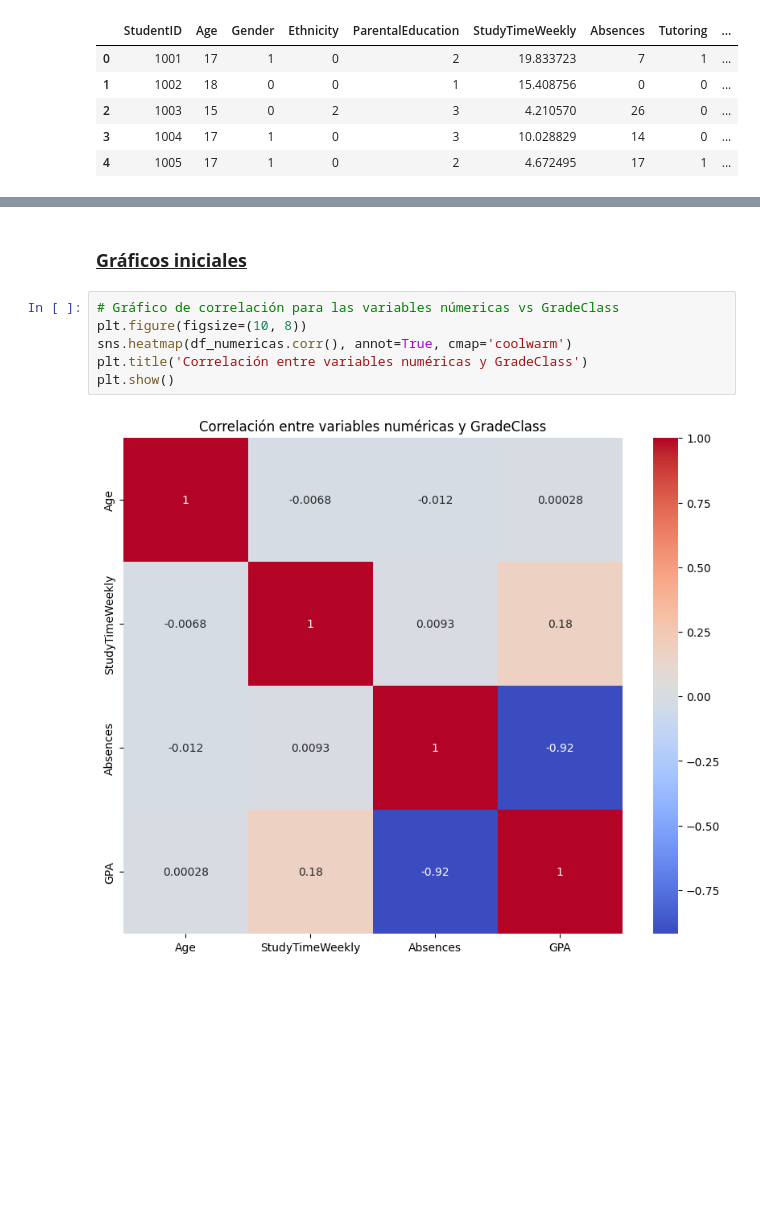
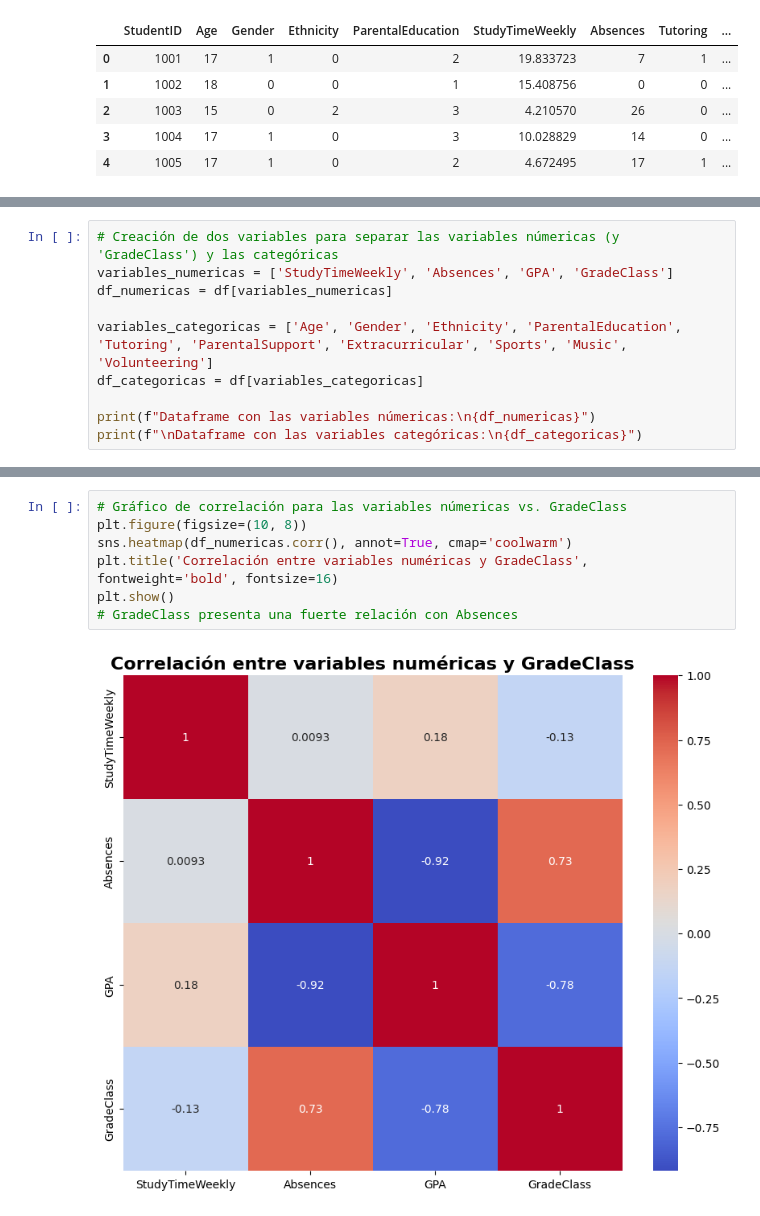
Before and after one commit to MoltenDevLabs/project-4-data-analysis-end-to-end-es, a Jupyter notebook: exploracion_inicial.ipynb, the cells around one changed output, grey strips where cells are left out. Drawn from its saved outputs; the diff is of its cells as text; blank space fills up the shorter version.

```diff
--- a/exploracion_inicial.ipynb
+++ b/exploracion_inicial.ipynb
@@ -183,0 +207,10 @@ Name: count, dtype: int64
+# %%
+# Creación de dos variables para separar las variables númericas (y 'GradeClass') y las categóricas
+variables_numericas = ['StudyTimeWeekly', 'Absences', 'GPA', 'GradeClass']
+df_numericas = df[variables_numericas]
+
+variables_categoricas = ['Age', 'Gender', 'Ethnicity', 'ParentalEducation', 'Tutoring', 'ParentalSupport', 'Extracurricular', 'Sports', 'Music', 'Volunteering']
+df_categoricas = df[variables_categoricas]
+
+print(f"Dataframe con las variables númericas:\n{df_numericas}")
+print(f"\nDataframe con las variables categóricas:\n{df_categoricas}")
@@ -226,10 +257,9 @@ Dataframe con las variables númericas:
-# %% [markdown]
-### **<u> Gráficos iniciales </u>**
 # %%
-# Gráfico de correlación para las variables númericas vs GradeClass
+# Gráfico de correlación para las variables númericas vs. GradeClass
 plt.figure(figsize=(10, 8))
 sns.heatmap(df_numericas.corr(), annot=True, cmap='coolwarm')
-plt.title('Correlación entre variables numéricas y GradeClass')
+plt.title('Correlación entre variables numéricas y GradeClass', fontweight='bold', fontsize=16)
 plt.show()
+# GradeClass presenta una fuerte relación con Absences
 # %% [output]
-[figure, old version]
+[figure, new version]
```
Also changed, not shown: parts of 20 cells of this notebook.
